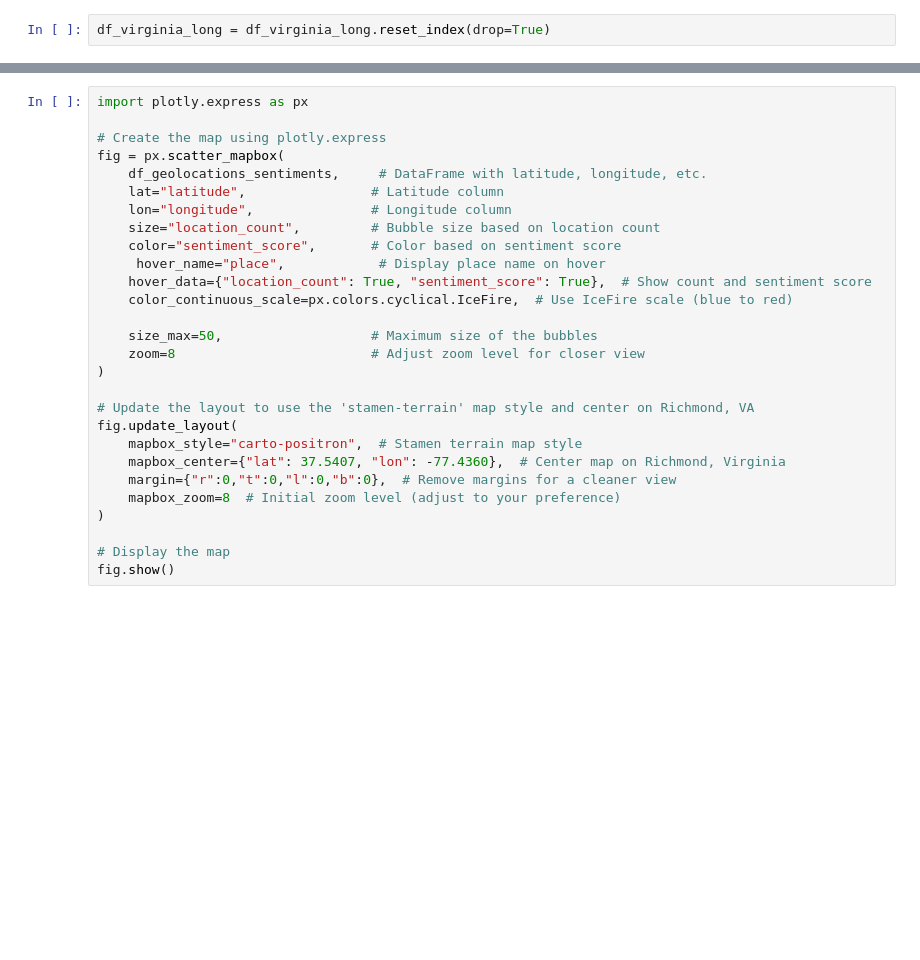
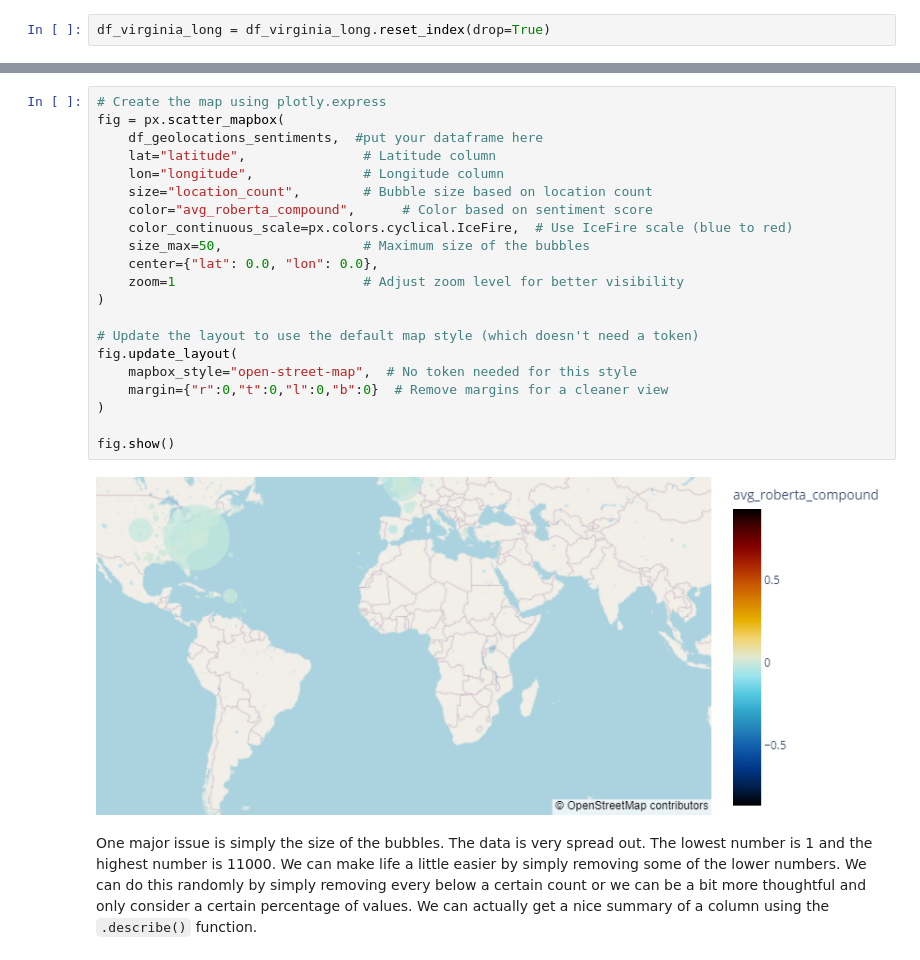
Before and after one commit to joostburgers/python_lessons, a Jupyter notebook: lesson_5/lesson_5_geoparsing_mapping.ipynb, the cells around one changed output, grey strips where cells are left out. Cells and saved outputs as stored; diff of their text form; blank space fills up the shorter version.

```diff
--- a/lesson_5/lesson_5_geoparsing_mapping.ipynb
+++ b/lesson_5/lesson_5_geoparsing_mapping.ipynb
@@ -271,28 +352,25 @@ fig.update_layout(
 # %%
-import plotly.express as px
-
 # Create the map using plotly.express
 fig = px.scatter_mapbox(
-    df_geolocations_sentiments,     # DataFrame with latitude, longitude, etc.
-    lat="latitude",                # Latitude column
-    lon="longitude",               # Longitude column
-    size="location_count",         # Bubble size based on location count
-    color="sentiment_score",       # Color based on sentiment score
-     hover_name="place",            # Display place name on hover
-    hover_data={"location_count": True, "sentiment_score": True},  # Show count and sentiment score
+    df_geolocations_sentiments,  #put your dataframe here
+    lat="latitude",               # Latitude column
+    lon="longitude",              # Longitude column
+    size="location_count",        # Bubble size based on location count
+    color="avg_roberta_compound",      # Color based on sentiment score
     color_continuous_scale=px.colors.cyclical.IceFire,  # Use IceFire scale (blue to red)
-
-    size_max=50,                   # Maximum size of the bubbles
-    zoom=8                         # Adjust zoom level for closer view
+    size_max=50,                  # Maximum size of the bubbles
+    center={"lat": 0.0, "lon": 0.0},
+    zoom=1                        # Adjust zoom level for better visibility
 )
 
-# Update the layout to use the 'stamen-terrain' map style and center on Richmond, VA
+# Update the layout to use the default map style (which doesn't need a token)
 fig.update_layout(
-    mapbox_style="carto-positron",  # Stamen terrain map style
-    mapbox_center={"lat": 37.5407, "lon": -77.4360},  # Center map on Richmond, Virginia
-    margin={"r":0,"t":0,"l":0,"b":0},  # Remove margins for a cleaner view
-    mapbox_zoom=8  # Initial zoom level (adjust to your preference)
+    mapbox_style="open-street-map",  # No token needed for this style
+    margin={"r":0,"t":0,"l":0,"b":0}  # Remove margins for a cleaner view
 )
 
-# Display the map
 fig.show()
+# %% [output]
+[figure, added]
+# %% [markdown]
+One major issue is simply the size of the bubbles. The data is very spread out. The lowest number is 1 and the highest number is 11000. We can make life a little easier by simply removing some of the lower numbers. We can do this randomly by simply removing every below a certain count or we can be a bit more thoughtful and only consider a certain percentage of values. We can actually get a nice summary of a column using the `.describe()` function.
```
Also changed, not shown: parts of 53 cells of this notebook, 3 other files.
